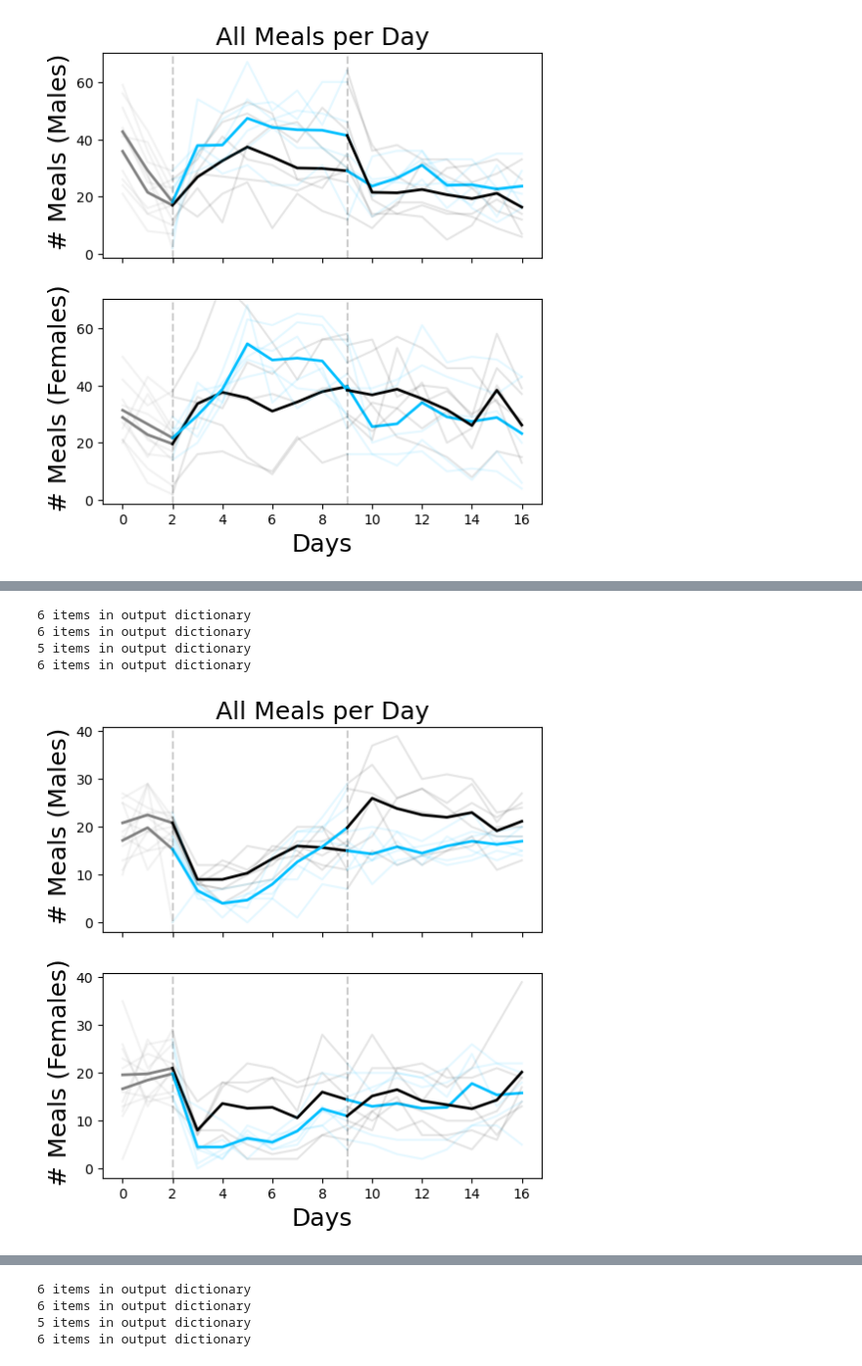
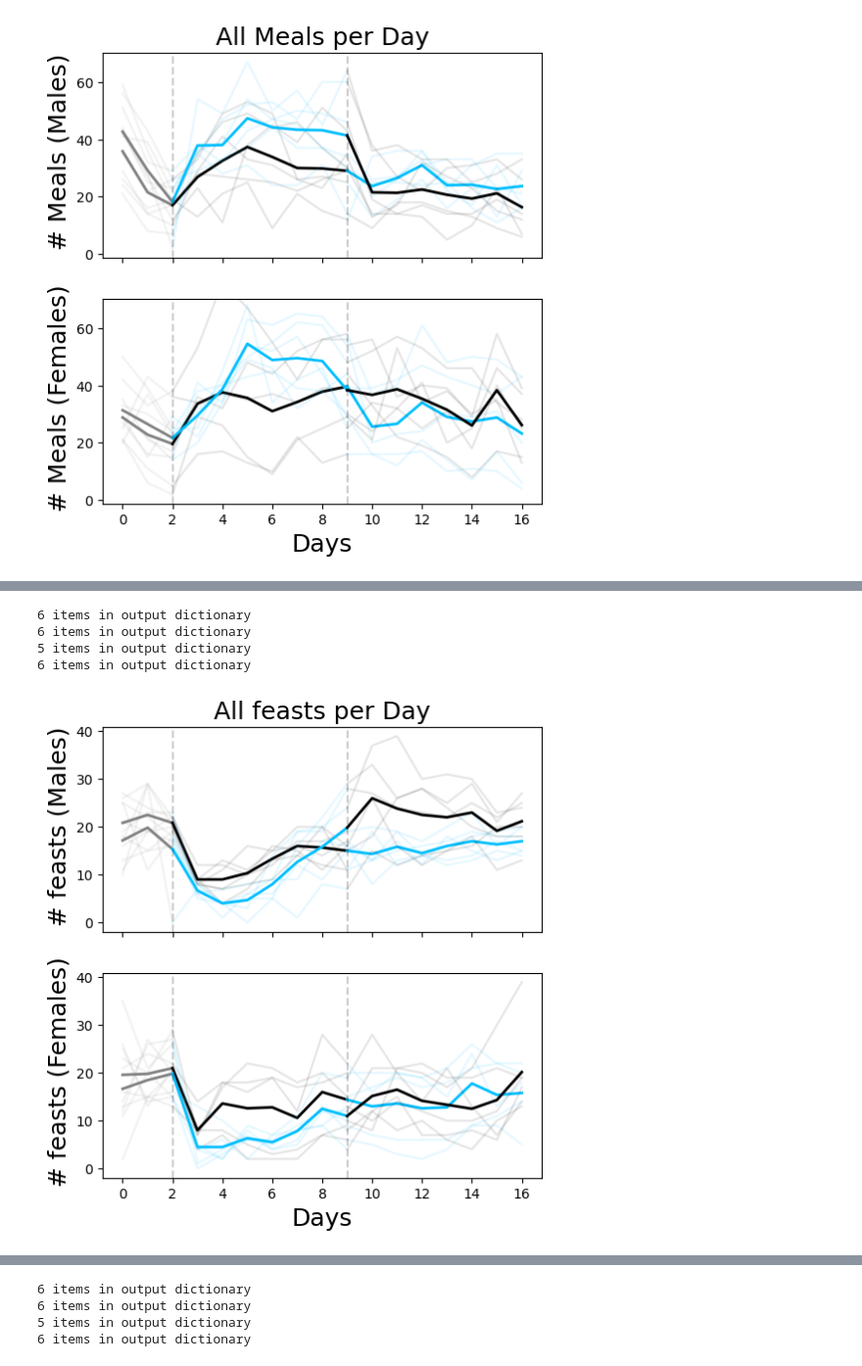
Before and after one commit to Htbibalan/FEDProtein, a Jupyter notebook: notebooks/FEDPROTEIN_NEW_MEAL_PLOTTING_UPDATE_V1.ipynb, the cells around one changed output, grey strips where cells are left out. Shown at 98% size. Drawn from its saved outputs; the diff is of its cells as text; code cells hidden in the pictures.

```diff
--- a/notebooks/FEDPROTEIN_NEW_MEAL_PLOTTING_UPDATE_V1.ipynb
+++ b/notebooks/FEDPROTEIN_NEW_MEAL_PLOTTING_UPDATE_V1.ipynb
@@ -1054,115 +726,33 @@ prnr_m_mega_meals = get_data_fields(mice, ["all_mega_meals_per_day"], prnr_male_
 nrpr_f_mega_meals = get_data_fields(mice, ["all_mega_meals_per_day"], nrpr_female_selector)
 prnr_f_mega_meals = get_data_fields(mice, ["all_mega_meals_per_day"], prnr_female_selector)
 
 # Plot the mega meals per day trend using a similar layout to your pellet intake plot
 f, ax = plt.subplots(nrows=2, sharex=True, figsize=(6, 6), gridspec_kw={"left": 0.15})
 
 # Plot for males
-timeline_multicolor_fig([nrpr_m_mega_meals, prnr_m_mega_meals], colors=["black", "deepskyblue"], ylabel=" # Meals (Males)", ax=ax[0])
+timeline_multicolor_fig([nrpr_m_mega_meals, prnr_m_mega_meals], colors=["black", "deepskyblue"], ylabel=" # feasts (Males)", ax=ax[0])
 
 # Plot for females
-timeline_multicolor_fig([nrpr_f_mega_meals, prnr_f_mega_meals], colors=["black", "deepskyblue"], ylabel=" # Meals (Females)", ax=ax[1])
-
-# Set common X-axis label
-ax[1].set_xlabel("Days", fontsize=18)
-
-# Set a common Y-axis limit for better comparison
-ax[1].set_ylim(ax[0].get_ylim())
-
-# Add title for the overall figure
-ax[0].set_title("All Meals per Day", fontsize=18)
-
-# Show the plot
-plt.show()
-
-# Save the figure if needed
-figfolder = r"..//plots/NEW_MEAL_PLOTS//"
-# f.savefig(figfolder + "timeline_mega_meals_per_day.pdf")import matplotlib.pyplot as plt
-import numpy as np
-
-# Function to plot individual timelines
-def timeline_fig(data, ax=[], ylabel="", **kwargs):
-    if ax == []:
-        f, ax = plt.subplots()  # Create a new figure and axis if none are provided
-
-    for trace in data:
-        ax.plot(trace, color="grey", alpha=0.3)  # Plot individual traces with transparency
-    ax.plot(np.mean(data, axis=0), linewidth=2)  # Plot the mean line
-
-    ax.set_ylabel(ylabel)
-    ax.axvline(2, linestyle="--", color="k")  # Add vertical reference lines
-    ax.axvline(9, linestyle="--", color="k")
-
-    return ax
-
-# Function to plot multicolored timeline with split phases (PR/NR)
-def timeline_multicolor_fig(data, ax=[], ylabel="", colors=[], day_split=[2, 9], max_days=17, **kwargs):
-    if ax == []:
-        f, ax = plt.subplots()  # Create a new figure and axis if none are provided
-
-    for group in data:
-        for trace in group:
-            trace = trace[:max_days]  # Ensure the trace is within the max_days range
-            ax.plot(range(0, 3), trace[:3], color="grey", alpha=0.1)  # Plot the grey phase
-            ax.plot(range(2, 10), trace[2:10], color=colors[0], alpha=0.1)  # First phase in color
-            ax.plot(range(9, len(trace)), trace[9:], color=colors[1], alpha=0.1)  # Second phase in color
-
-        # Plot the mean values
-        mean = np.mean(group, axis=0)[:max_days]
-        ax.plot(range(0, 3), mean[:3], color="grey", linewidth=2)  # Grey phase mean
-        ax.plot(range(2, 10), mean[2:10], color=colors[0], linewidth=2)  # First phase mean
-        ax.plot(range(9, len(mean)), mean[9:], color=colors[1], linewidth=2)  # Second phase mean
-
-        colors.reverse()  # Alternate color for next group
-
-    ax.set_ylabel(ylabel, fontsize=18)
-    ax.axvline(2, linestyle="--", color="k", alpha=0.2)  # Add phase split lines
-    ax.axvline(9, linestyle="--", color="k", alpha=0.2)
-
-    ax.spines["top"].set_visible(True)
-    ax.spines["right"].set_visible(True)
-
-    return ax
-
-# Selectors for grouping mice data
-nrpr_male_selector = {"order": 1, "sex": "M"}
-prnr_male_selector = {"order": 2, "sex": "M"}
-nrpr_female_selector = {"order": 1, "sex": "F"}
-prnr_female_selector = {"order": 2, "sex": "F"}
-
-# Get data for mega meals per day
-nrpr_m_mega_meals = get_data_fields(mice, ["all_meals_per_day"], nrpr_male_selector)
-prnr_m_mega_meals = get_data_fields(mice, ["all_meals_per_day"], prnr_male_selector)
-nrpr_f_mega_meals = get_data_fields(mice, ["all_meals_per_day"], nrpr_female_selector)
-prnr_f_mega_meals = get_data_fields(mice, ["all_meals_per_day"], prnr_female_selector)
-
-# Plot the mega meals per day trend using a similar layout to your pellet intake plot
-f, ax = plt.subplots(nrows=2, sharex=True, figsize=(6, 6), gridspec_kw={"left": 0.15})
-
-# Plot for males
-timeline_multicolor_fig([nrpr_m_mega_meals, prnr_m_mega_meals], colors=["black", "deepskyblue"], ylabel=" # Meals (Males)", ax=ax[0])
-
-# Plot for females
-timeline_multicolor_fig([nrpr_f_mega_meals, prnr_f_mega_meals], colors=["black", "deepskyblue"], ylabel=" # Meals (Females)", ax=ax[1])
+timeline_multicolor_fig([nrpr_f_mega_meals, prnr_f_mega_meals], colors=["black", "deepskyblue"], ylabel=" # feasts (Females)", ax=ax[1])
 
 # Set common X-axis label
 ax[1].set_xlabel("Days", fontsize=18)
 
 # Set a common Y-axis limit for better comparison
 ax[1].set_ylim(ax[0].get_ylim())
 
 # Add title for the overall figure
 ax[0].set_title("All feasts per Day", fontsize=18)
 
 # Show the plot
 plt.show()
 
 # Save the figure if needed
 figfolder = r"..//plots/NEW_MEAL_PLOTS//"
 # f.savefig(figfolder + "timeline_mega_meals_per_day.pdf")
 # %% [output]
 6 items in output dictionary
 6 items in output dictionary
 5 items in output dictionary
 6 items in output dictionary
-[figure, old version]
+[figure, new version]
```
Also changed, not shown: parts of 12 cells of this notebook.
